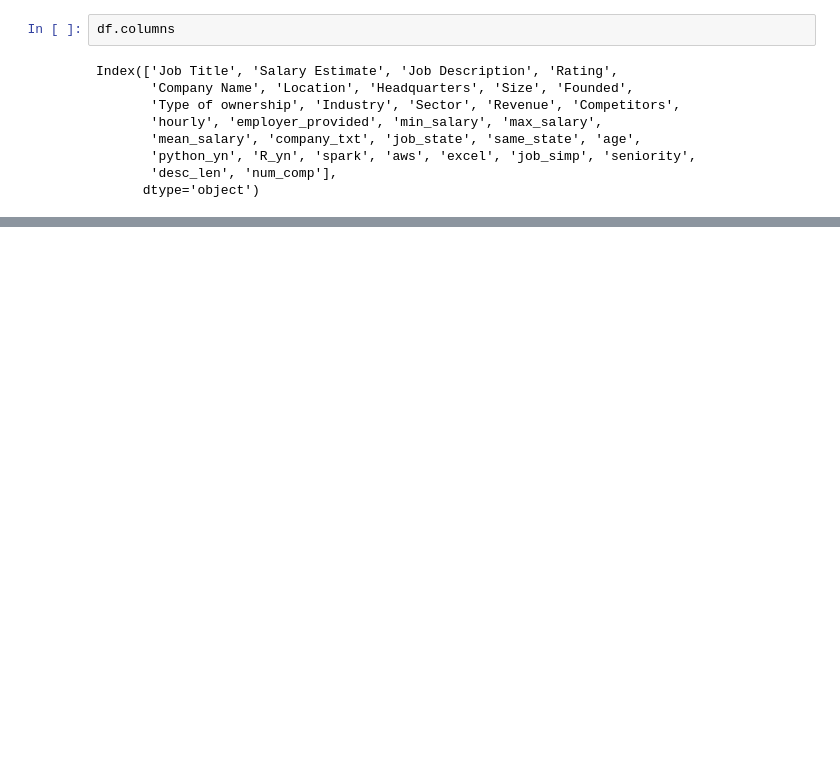
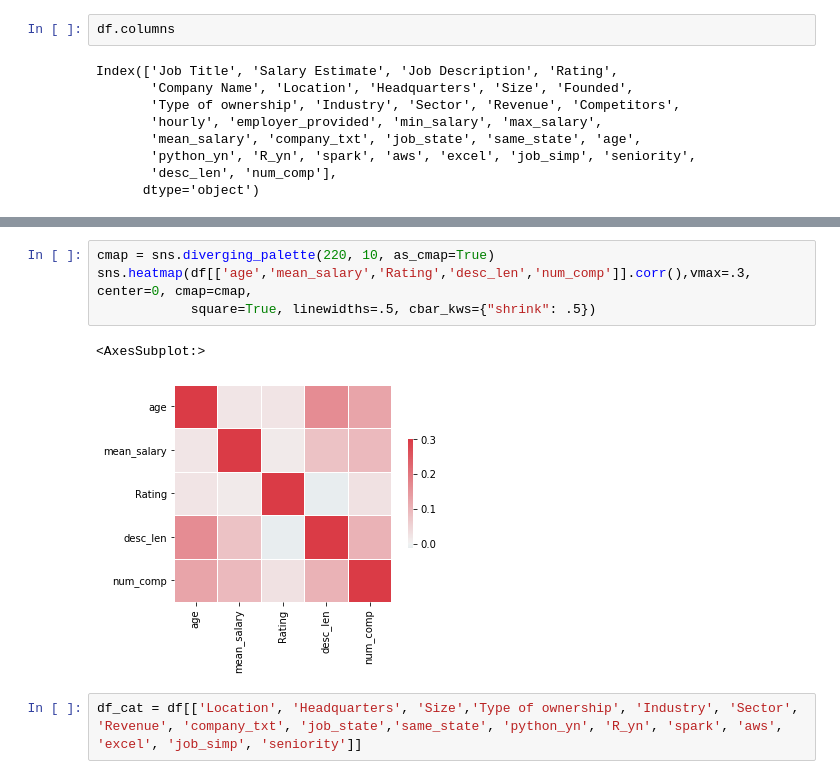
Before and after one commit to Rustam-Z/data-science-jobs-salary, a Jupyter notebook: data_eda.ipynb, the cells around one changed output, grey strips where cells are left out. Cells and saved outputs as stored; diff of their text form; blank space fills up the shorter version.

```diff
--- a/data_eda.ipynb
+++ b/data_eda.ipynb
@@ -314,0 +321,9 @@ array([[<AxesSubplot:title={'center':'Rating'}>,
+# %%
+cmap = sns.diverging_palette(220, 10, as_cmap=True)
+sns.heatmap(df[['age','mean_salary','Rating','desc_len','num_comp']].corr(),vmax=.3, center=0, cmap=cmap,
+            square=True, linewidths=.5, cbar_kws={"shrink": .5})
+# %% [output]
+<AxesSubplot:>
+[figure, added]
+# %%
+df_cat = df[['Location', 'Headquarters', 'Size','Type of ownership', 'Industry', 'Sector', 'Revenue', 'company_txt', 'job_state','same_state', 'python_yn', 'R_yn', 'spark', 'aws', 'excel', 'job_simp', 'seniority']]
```
Also changed, not shown: parts of 16 cells of this notebook, 1 other file.
